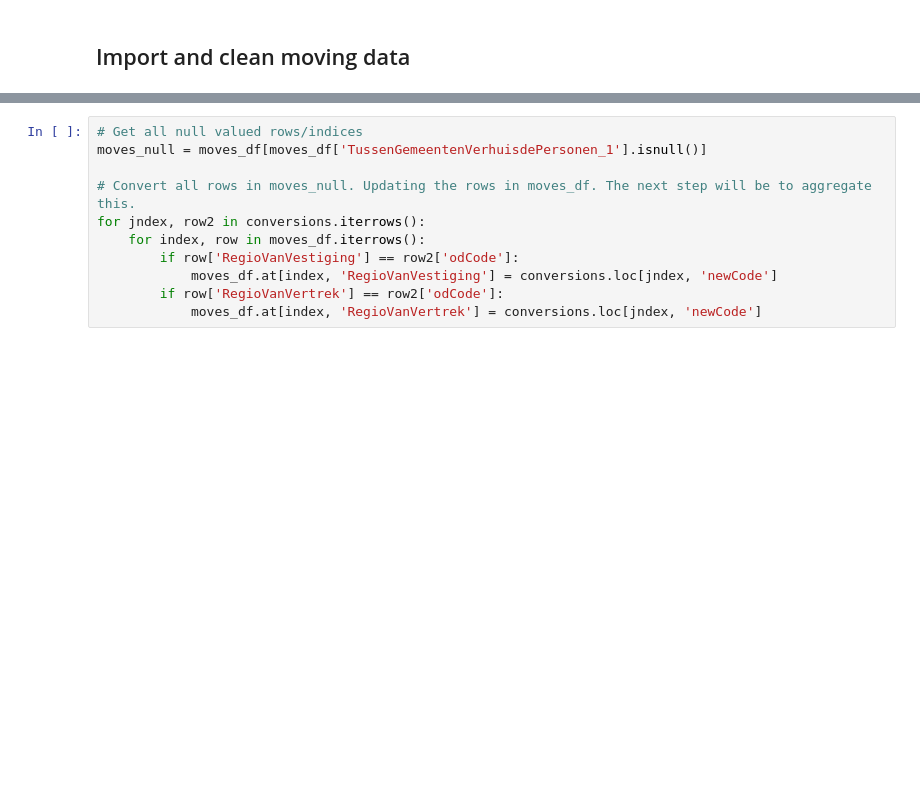
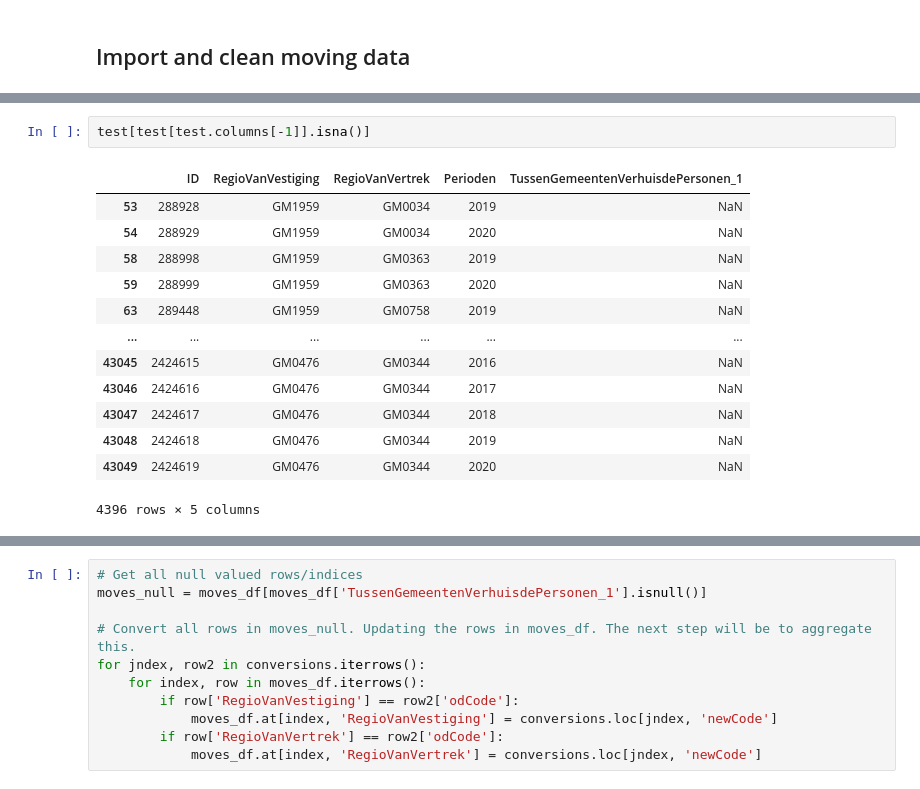
Before and after one commit to bramreinders97/2AMD20, a Jupyter notebook: Code/Import_data_and_prepare_dfs.ipynb, the cells around one changed output, grey strips where cells are left out. Drawn from its saved outputs; the diff is of its cells as text; blank space fills up the shorter version.

```diff
--- a/Code/Import_data_and_prepare_dfs.ipynb
+++ b/Code/Import_data_and_prepare_dfs.ipynb
@@ -19,0 +101,16 @@ conversions = conversions.astype('string')
+# %%
+test[test[test.columns[-1]].isna()]
+# %% [output]
+|  | ID | RegioVanVestiging | RegioVanVertrek | Perioden | TussenGemeentenVerhuisdePersonen_1 |
+| 53 | 288928 | GM1959 | GM0034 | 2019 | NaN |
+| 54 | 288929 | GM1959 | GM0034 | 2020 | NaN |
+| 58 | 288998 | GM1959 | GM0363 | 2019 | NaN |
+| 59 | 288999 | GM1959 | GM0363 | 2020 | NaN |
+| 63 | 289448 | GM1959 | GM0758 | 2019 | NaN |
+| ... | ... | ... | ... | ... | ... |
+| 43045 | 2424615 | GM0476 | GM0344 | 2016 | NaN |
+| 43046 | 2424616 | GM0476 | GM0344 | 2017 | NaN |
+| 43047 | 2424617 | GM0476 | GM0344 | 2018 | NaN |
+| 43048 | 2424618 | GM0476 | GM0344 | 2019 | NaN |
+| 43049 | 2424619 | GM0476 | GM0344 | 2020 | NaN |
+4396 rows × 5 columns
```
Also changed, not shown: parts of 11 cells of this notebook, 3 other files.
